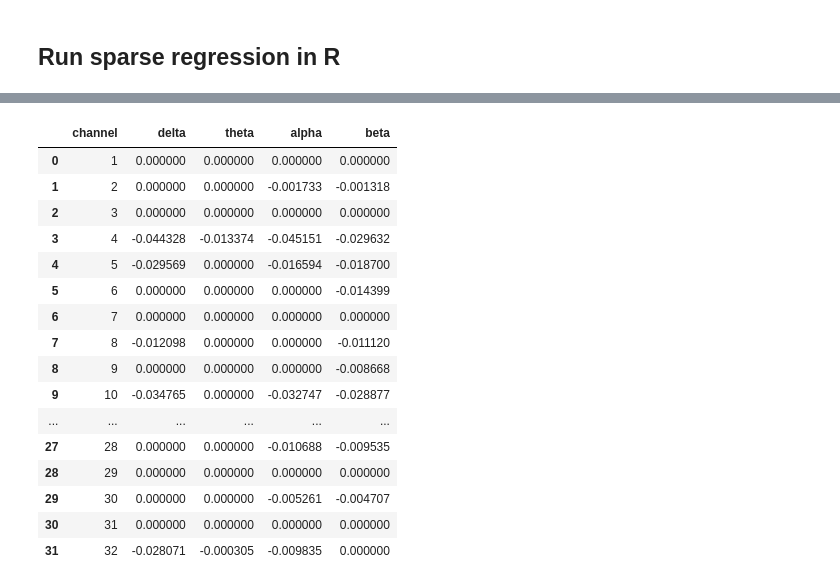
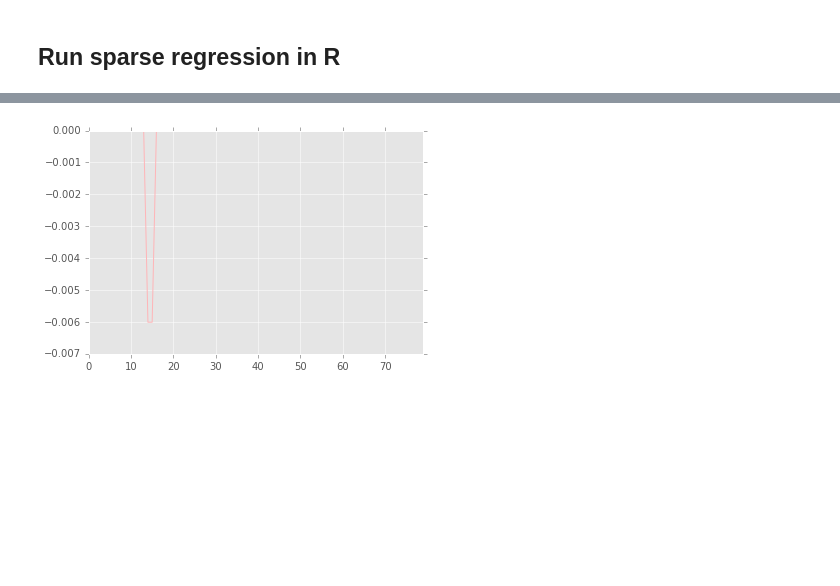
Before and after one commit to jmxpearson/hephys, a Jupyter notebook: bartc/LFP_wavelet_classifier.ipynb, the cells around one changed output, grey strips where cells are left out. Saved outputs shown, nothing was run; the diff lists cells and outputs as text; code cells hidden in the pictures; blank space fills up the shorter version.

```diff
--- a/bartc/LFP_wavelet_classifier.ipynb
+++ b/bartc/LFP_wavelet_classifier.ipynb
@@ -138,20 +144,0 @@ plt.colorbar();
-# %%
-cg
-# %% [output]
-|  | channel | delta | theta | alpha | beta |
-| 0 | 1 | 0.000000 | 0.000000 | 0.000000 | 0.000000 |
-| 1 | 2 | 0.000000 | 0.000000 | -0.001733 | -0.001318 |
-| 2 | 3 | 0.000000 | 0.000000 | 0.000000 | 0.000000 |
-| 3 | 4 | -0.044328 | -0.013374 | -0.045151 | -0.029632 |
-| 4 | 5 | -0.029569 | 0.000000 | -0.016594 | -0.018700 |
-| 5 | 6 | 0.000000 | 0.000000 | 0.000000 | -0.014399 |
-| 6 | 7 | 0.000000 | 0.000000 | 0.000000 | 0.000000 |
-| 7 | 8 | -0.012098 | 0.000000 | 0.000000 | -0.011120 |
-| 8 | 9 | 0.000000 | 0.000000 | 0.000000 | -0.008668 |
-| 9 | 10 | -0.034765 | 0.000000 | -0.032747 | -0.028877 |
-| ... | ... | ... | ... | ... | ... |
-| 27 | 28 | 0.000000 | 0.000000 | -0.010688 | -0.009535 |
-| 28 | 29 | 0.000000 | 0.000000 | 0.000000 | 0.000000 |
-| 29 | 30 | 0.000000 | 0.000000 | -0.005261 | -0.004707 |
-| 30 | 31 | 0.000000 | 0.000000 | 0.000000 | 0.000000 |
-| 31 | 32 | -0.028071 | -0.000305 | -0.009835 | 0.000000 |
@@ -157,0 +152,6 @@ cg
+# %%
+filts = df_wav_recons(cg)
+# %%
+filts.plot(legend=False);
+# %% [output]
+[figure, added]
```
Also changed, not shown: parts of 18 cells of this notebook.
